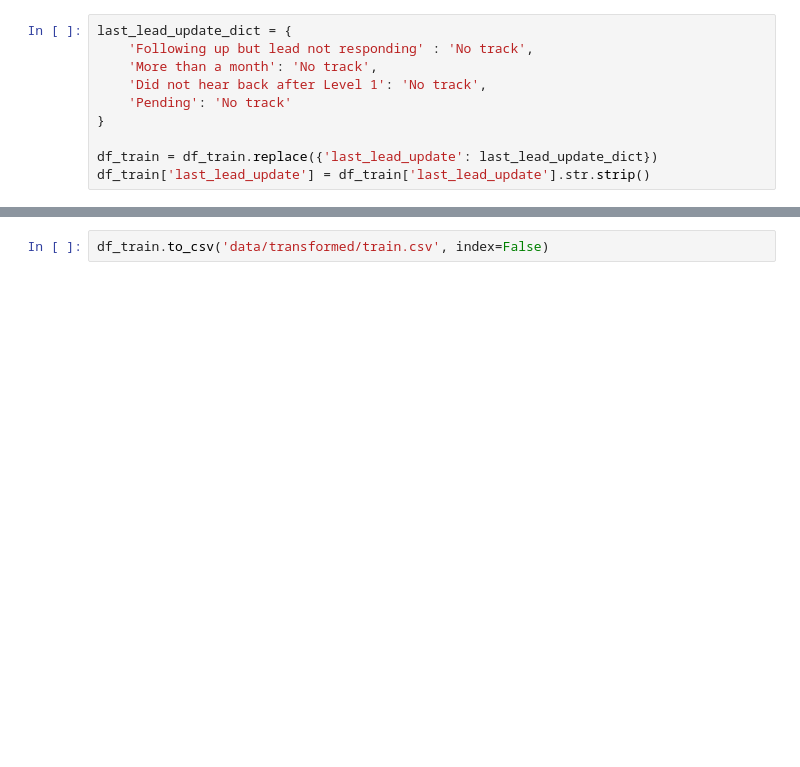
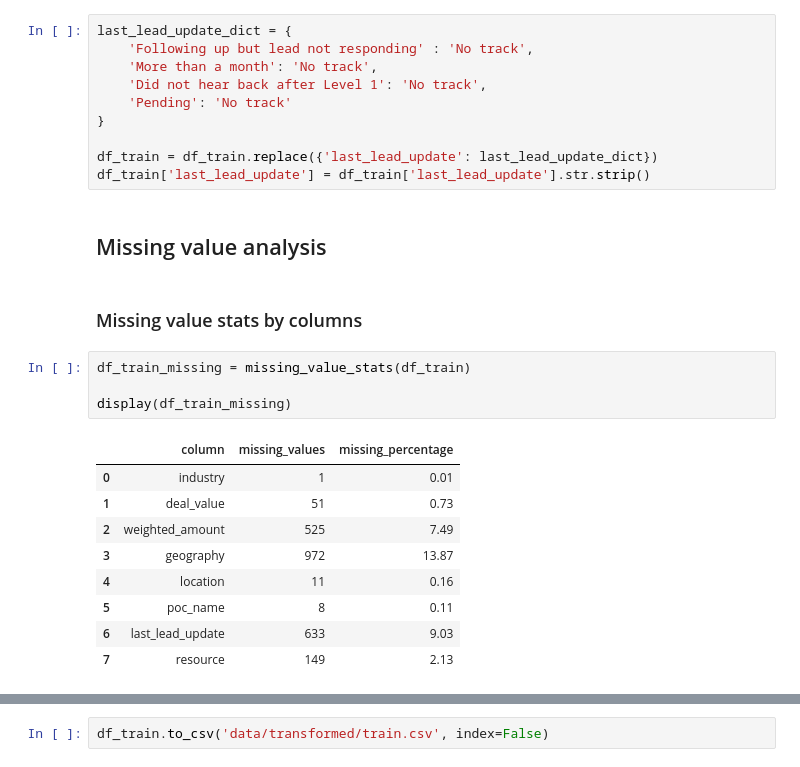
Before and after one commit to sank3t/Reduce-Marketing-Spend, a Jupyter notebook: Data Preparation.ipynb, the cells around one changed output, grey strips where cells are left out. Cells and saved outputs as stored; diff of their text form; blank space fills up the shorter version.

```diff
--- a/Data Preparation.ipynb
+++ b/Data Preparation.ipynb
@@ -190,3 +202,21 @@ last_lead_update_dict = {
 
 df_train = df_train.replace({'last_lead_update': last_lead_update_dict})
 df_train['last_lead_update'] = df_train['last_lead_update'].str.strip()
+# %% [markdown]
+## Missing value analysis
+# %% [markdown]
+### Missing value stats by columns
+# %%
+df_train_missing = missing_value_stats(df_train)
+
+display(df_train_missing)
+# %% [output]
+|  | column | missing_values | missing_percentage |
+| 0 | industry | 1 | 0.01 |
+| 1 | deal_value | 51 | 0.73 |
+| 2 | weighted_amount | 525 | 7.49 |
+| 3 | geography | 972 | 13.87 |
+| 4 | location | 11 | 0.16 |
+| 5 | poc_name | 8 | 0.11 |
+| 6 | last_lead_update | 633 | 9.03 |
+| 7 | resource | 149 | 2.13 |
```
Also changed, not shown: parts of 11 cells of this notebook.
